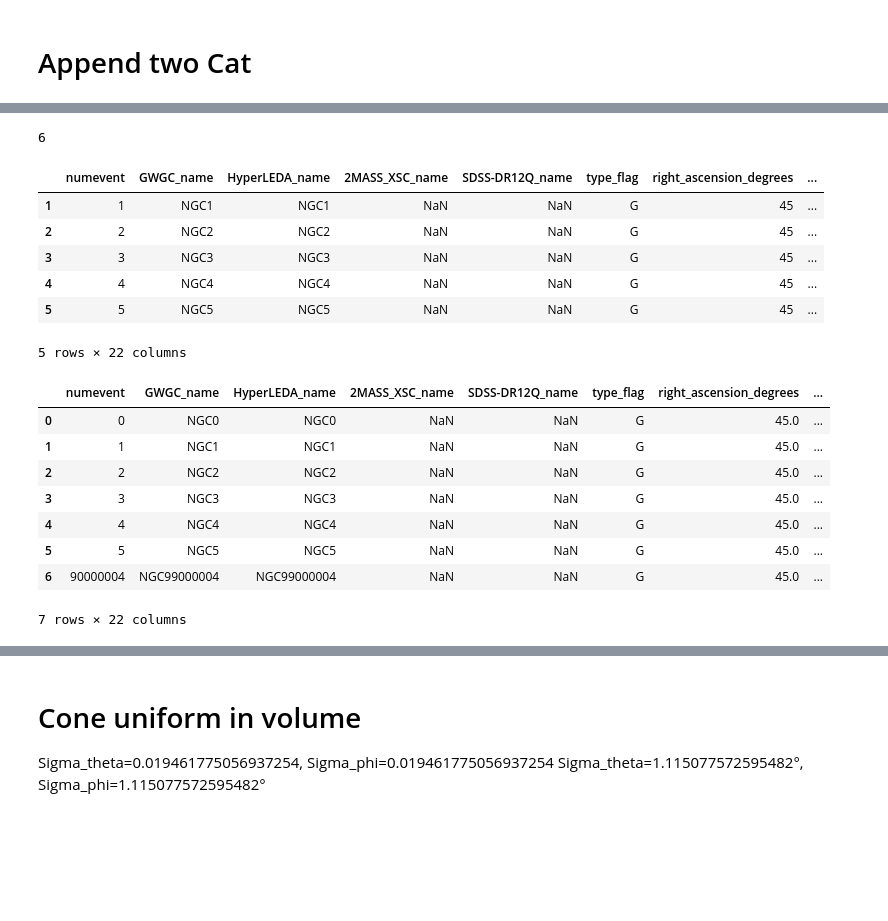
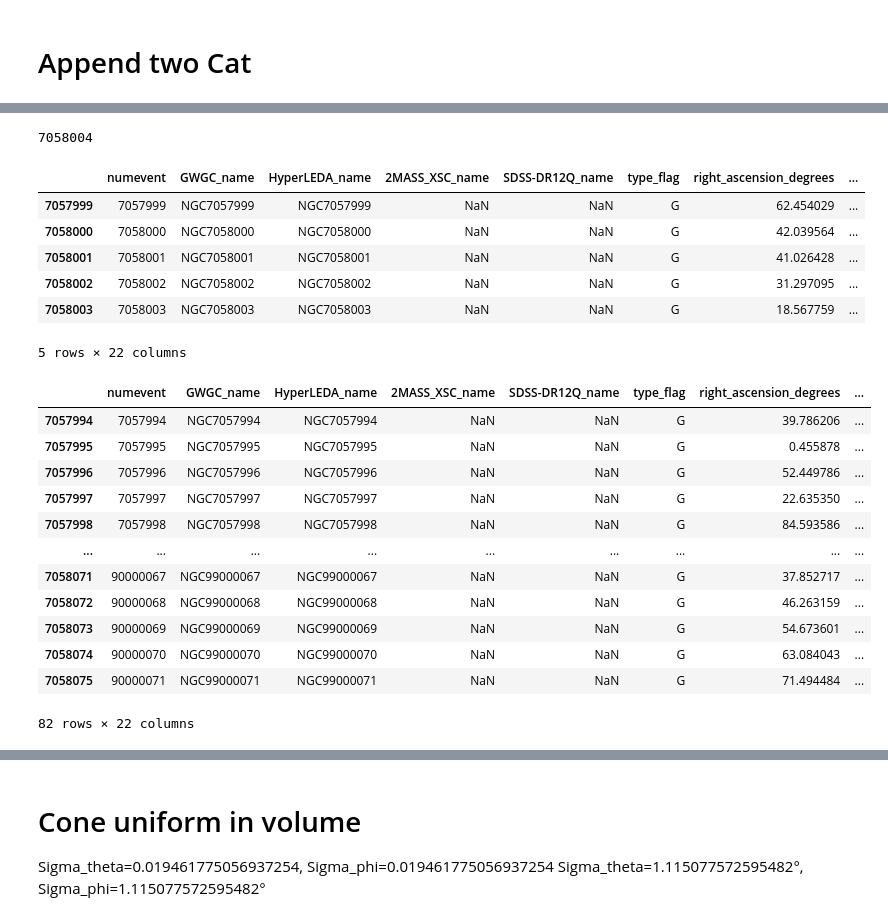
Before and after one commit to RCianca/DarkSirensStat, a Jupyter notebook: ProxyGenerator/GLADE-inator.ipynb, the cells around one changed output, grey strips where cells are left out. Cells and saved outputs as stored; diff of their text form; code cells hidden in the pictures; blank space fills up the shorter version.

```diff
--- a/ProxyGenerator/GLADE-inator.ipynb
+++ b/ProxyGenerator/GLADE-inator.ipynb
@@ -835,7 +874,7 @@ del theta_gals
 # %% [markdown]
 # Append two Cat
 # %%
-tmp_host = pd.read_csv('host_of_GW2218xx.txt', sep=" ", header=None, low_memory=False)
+tmp_host = pd.read_csv('host_of_GW2220xx.txt', sep=" ", header=None, low_memory=False)
 #print(df[20])#pandas lavora al contrario ossia [colonna][riga]
 colnames=['numevent','GWGC_name','HyperLEDA_name','2MASS_XSC_name','SDSS-DR12Q_name','type_flag','right_ascension_degrees',
           'declination_degrees','dl','err_lum_dist','z','app_B_mag','err_app_B_mag','abs_B_mag','app_J_mag',
@@ -859,5 +904,5 @@ tmp_host.head(25)
 # %%
-tmp_volume = pd.read_csv('puppet_line.txt', sep=" ", header=None, low_memory=False)
+tmp_volume = pd.read_csv('GLADE_flagship_volume_dc.txt', sep=" ", header=None, low_memory=False)
 #print(df[20])#pandas lavora al contrario ossia [colonna][riga]
 colnames=['numevent','GWGC_name','HyperLEDA_name','2MASS_XSC_name','SDSS-DR12Q_name','type_flag','right_ascension_degrees',
           'declination_degrees','dl','err_lum_dist','z','app_B_mag','err_app_B_mag','abs_B_mag','app_J_mag',
@@ -867,28 +912,32 @@ tmp_volume.columns=colnames
 print(tmp_volume.shape[0])
 tmp_volume.tail(5)
 # %% [output]
-6
+7058004
 |  | numevent | GWGC_name | HyperLEDA_name | 2MASS_XSC_name | SDSS-DR12Q_name | type_flag | right_ascension_degrees | ... |
-| 1 | 1 | NGC1 | NGC1 | NaN | NaN | G | 45 | ... |
-| 2 | 2 | NGC2 | NGC2 | NaN | NaN | G | 45 | ... |
-| 3 | 3 | NGC3 | NGC3 | NaN | NaN | G | 45 | ... |
-| 4 | 4 | NGC4 | NGC4 | NaN | NaN | G | 45 | ... |
-| 5 | 5 | NGC5 | NGC5 | NaN | NaN | G | 45 | ... |
+| 7057999 | 7057999 | NGC7057999 | NGC7057999 | NaN | NaN | G | 62.454029 | ... |
+| 7058000 | 7058000 | NGC7058000 | NGC7058000 | NaN | NaN | G | 42.039564 | ... |
+| 7058001 | 7058001 | NGC7058001 | NGC7058001 | NaN | NaN | G | 41.026428 | ... |
+| 7058002 | 7058002 | NGC7058002 | NGC7058002 | NaN | NaN | G | 31.297095 | ... |
+| 7058003 | 7058003 | NGC7058003 | NGC7058003 | NaN | NaN | G | 18.567759 | ... |
 5 rows × 22 columns
 # %%
-tmp_volume=tmp_volume.append(tmp_host.loc[4], ignore_index=True)
+tmp_volume=tmp_volume.append(tmp_host, ignore_index=True)
 tmp_volume.tail(tmp_host.shape[0]+10)
-#tmp_volume=tmp_volume.drop(8)
+#tmp_volume=tmp_volume.tail(1)
 # %% [output]
 |  | numevent | GWGC_name | HyperLEDA_name | 2MASS_XSC_name | SDSS-DR12Q_name | type_flag | right_ascension_degrees | ... |
-| 0 | 0 | NGC0 | NGC0 | NaN | NaN | G | 45.0 | ... |
-| 1 | 1 | NGC1 | NGC1 | NaN | NaN | G | 45.0 | ... |
-| 2 | 2 | NGC2 | NGC2 | NaN | NaN | G | 45.0 | ... |
-| 3 | 3 | NGC3 | NGC3 | NaN | NaN | G | 45.0 | ... |
-| 4 | 4 | NGC4 | NGC4 | NaN | NaN | G | 45.0 | ... |
-| 5 | 5 | NGC5 | NGC5 | NaN | NaN | G | 45.0 | ... |
-| 6 | 90000004 | NGC99000004 | NGC99000004 | NaN | NaN | G | 45.0 | ... |
+| 7057994 | 7057994 | NGC7057994 | NGC7057994 | NaN | NaN | G | 39.786206 | ... |
+| 7057995 | 7057995 | NGC7057995 | NGC7057995 | NaN | NaN | G | 0.455878 | ... |
+| 7057996 | 7057996 | NGC7057996 | NGC7057996 | NaN | NaN | G | 52.449786 | ... |
+| 7057997 | 7057997 | NGC7057997 | NGC7057997 | NaN | NaN | G | 22.635350 | ... |
+| 7057998 | 7057998 | NGC7057998 | NGC7057998 | NaN | NaN | G | 84.593586 | ... |
+| ... | ... | ... | ... | ... | ... | ... | ... | ... |
+| 7058071 | 90000067 | NGC99000067 | NGC99000067 | NaN | NaN | G | 37.852717 | ... |
+| 7058072 | 90000068 | NGC99000068 | NGC99000068 | NaN | NaN | G | 46.263159 | ... |
+| 7058073 | 90000069 | NGC99000069 | NGC99000069 | NaN | NaN | G | 54.673601 | ... |
+| 7058074 | 90000070 | NGC99000070 | NGC99000070 | NaN | NaN | G | 63.084043 | ... |
+| 7058075 | 90000071 | NGC99000071 | NGC99000071 | NaN | NaN | G | 71.494484 | ... |
-7 rows × 22 columns
+82 rows × 22 columns
 # %%
 cat_data_path='/home/rciancarella/DarkSirensStat/data/GLADE/'
 os.chdir(cat_data_path)
```
Also changed, not shown: parts of 22 cells of this notebook, 3 other files.
